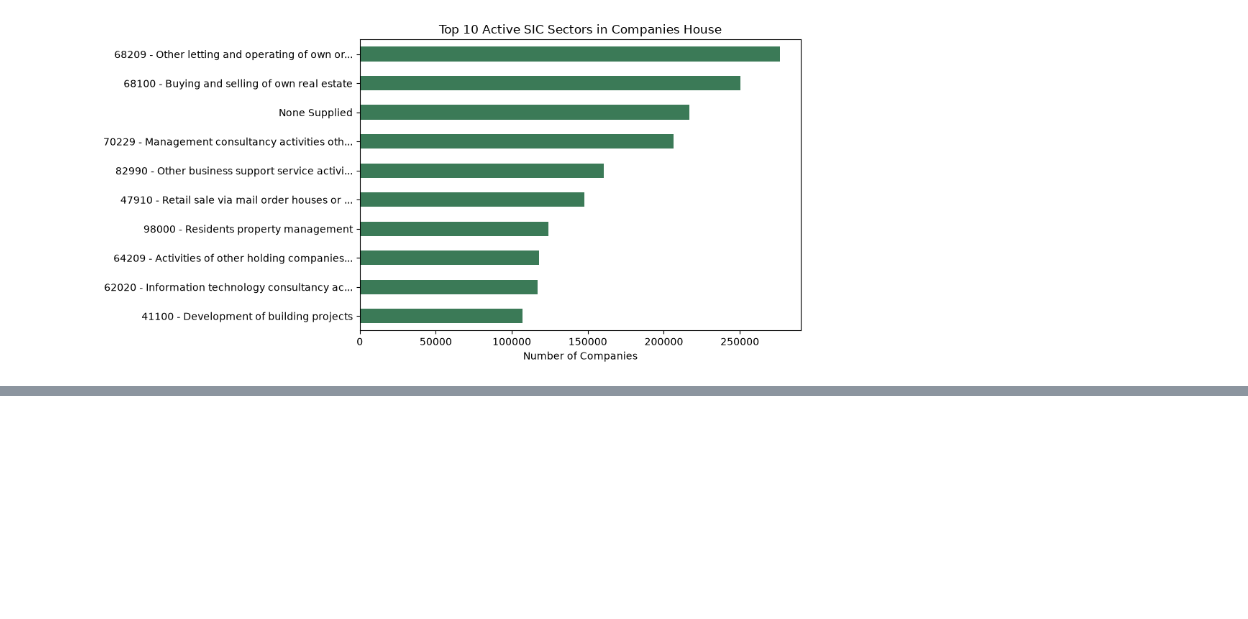
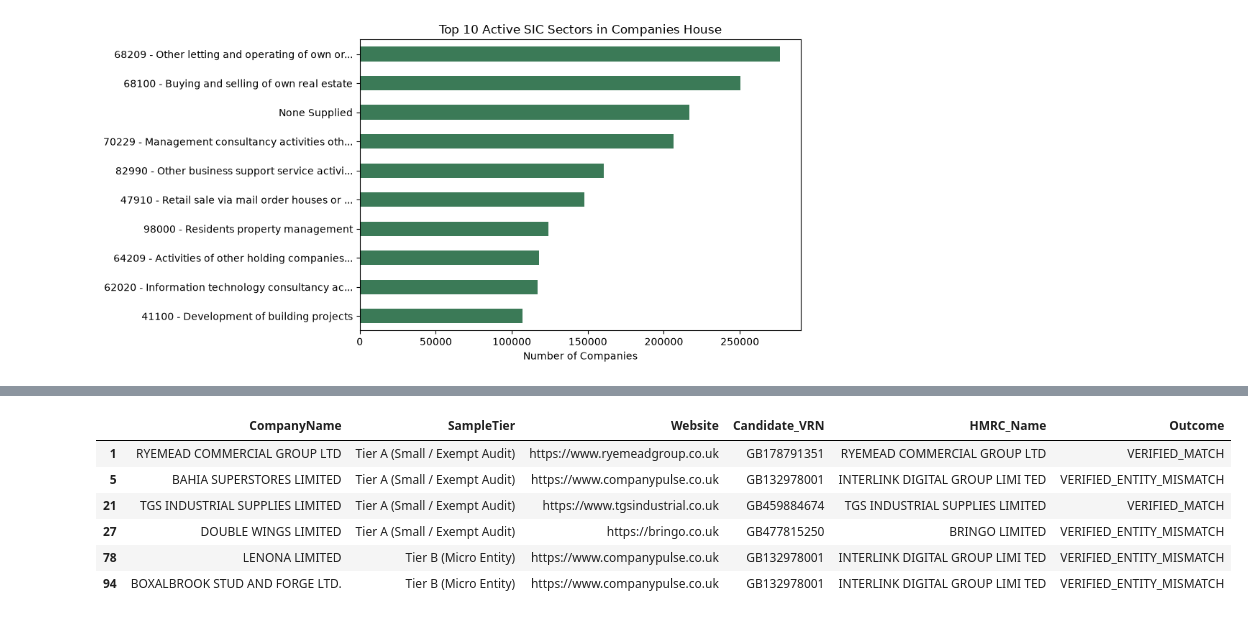
Before and after one commit to doracb/VAT-Identifier-Discovery, a Jupyter notebook: eda.ipynb, the cells around one changed output, grey strips where cells are left out. Drawn from its saved outputs; the diff is of its cells as text; code cells hidden in the pictures; blank space fills up the shorter version.

```diff
--- a/eda.ipynb
+++ b/eda.ipynb
@@ -112,0 +203,15 @@ plt.show()
+# %%
+poc_df = pd.read_csv("poc_results.csv")
+
+# Here we inspect all 6 candidates that HMRC confirmed as real UK VAT numbers
+hmrc_hits = poc_df[poc_df["HMRC_Valid"]][["CompanyName", "SampleTier", "Website", "Candidate_VRN", "HMRC_Name", "Outcome"]]
+
+display(hmrc_hits)
+# %% [output]
+|  | CompanyName | SampleTier | Website | Candidate_VRN | HMRC_Name | Outcome |
+| 1 | RYEMEAD COMMERCIAL GROUP LTD | Tier A (Small / Exempt Audit) | https://www.ryemeadgroup.co.uk | GB178791351 | RYEMEAD COMMERCIAL GROUP LTD | VERIFIED_MATCH |
+| 5 | BAHIA SUPERSTORES LIMITED | Tier A (Small / Exempt Audit) | https://www.companypulse.co.uk | GB132978001 | INTERLINK DIGITAL GROUP LIMI TED | VERIFIED_ENTITY_MISMATCH |
+| 21 | TGS INDUSTRIAL SUPPLIES LIMITED | Tier A (Small / Exempt Audit) | https://www.tgsindustrial.co.uk | GB459884674 | TGS INDUSTRIAL SUPPLIES LIMITED | VERIFIED_MATCH |
+| 27 | DOUBLE WINGS LIMITED | Tier A (Small / Exempt Audit) | https://bringo.co.uk | GB477815250 | BRINGO LIMITED | VERIFIED_ENTITY_MISMATCH |
+| 78 | LENONA LIMITED | Tier B (Micro Entity) | https://www.companypulse.co.uk | GB132978001 | INTERLINK DIGITAL GROUP LIMI TED | VERIFIED_ENTITY_MISMATCH |
+| 94 | BOXALBROOK STUD AND FORGE LTD. | Tier B (Micro Entity) | https://www.companypulse.co.uk | GB132978001 | INTERLINK DIGITAL GROUP LIMI TED | VERIFIED_ENTITY_MISMATCH |
```
Also changed, not shown: parts of 2 cells of this notebook, 6 other files.
